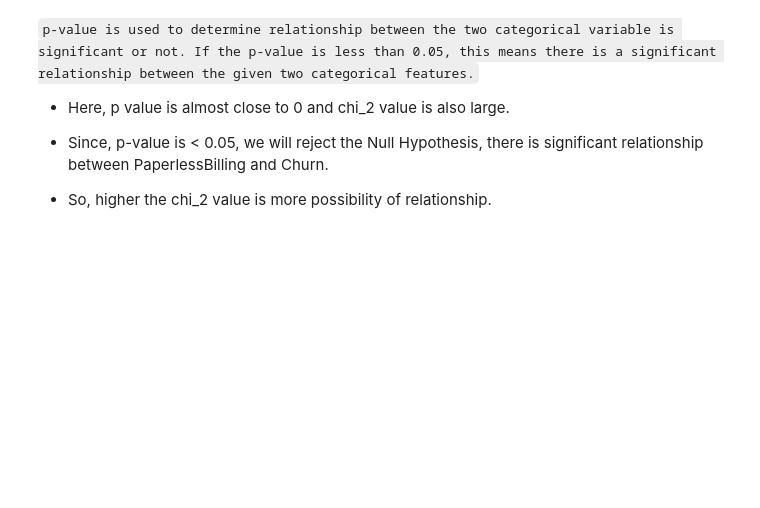
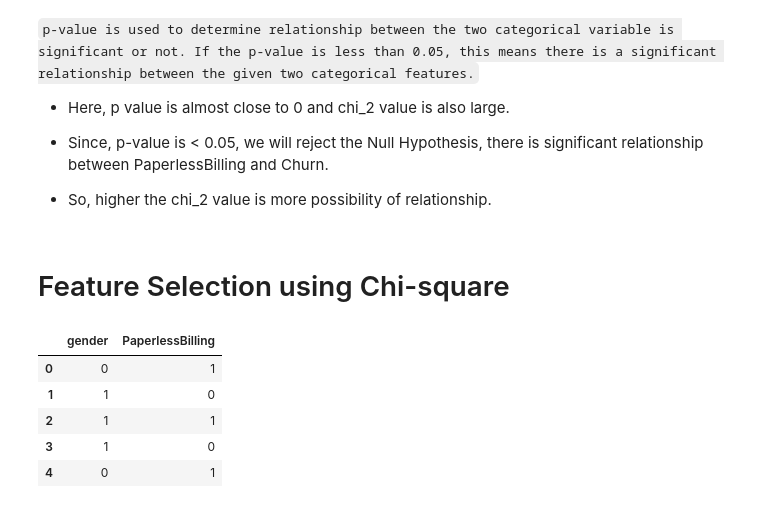
Before and after one commit to mosha1812/categorical-association, a Jupyter notebook: chi-square-test Feature-selection.ipynb, the cells around one changed output. Drawn from its saved outputs; the diff is of its cells as text; code cells hidden in the pictures; blank space fills up the shorter version.

Commit message:
Commit for feature selection using chi-square test

```diff
--- a/chi-square-test Feature-selection.ipynb
+++ b/chi-square-test Feature-selection.ipynb
@@ -205,3 +228,8 @@ If the p-value is less than 0.05, this means there is a significant relationship
 * Since, p-value is < 0.05, we will reject the Null Hypothesis, there is significant relationship between PaperlessBilling and Churn.
 
 * So, higher the chi_2 value is more possibility of relationship.
+# %% [markdown]
+# Feature Selection using Chi-square
+# %%
+X = pd.DataFrame()
+y = pd.DataFrame()
@@ -207,0 +240,14 @@ If the p-value is less than 0.05, this means there is a significant relationship
+# %%
+### Perform label encoding
+X['gender'] = np.where(df['gender']=='Male',1,0)
+X['PaperlessBilling'] = np.where(df['PaperlessBilling']=='Yes',1,0)
+y['Churn'] = np.where(df['Churn']=='Yes',1,0)
+# %%
+X.head()
+# %% [output]
+|  | gender | PaperlessBilling |
+| 0 | 0 | 1 |
+| 1 | 1 | 0 |
+| 2 | 1 | 1 |
+| 3 | 1 | 0 |
+| 4 | 0 | 1 |
```
Also changed, not shown: parts of 29 cells of this notebook, 1 other file.
